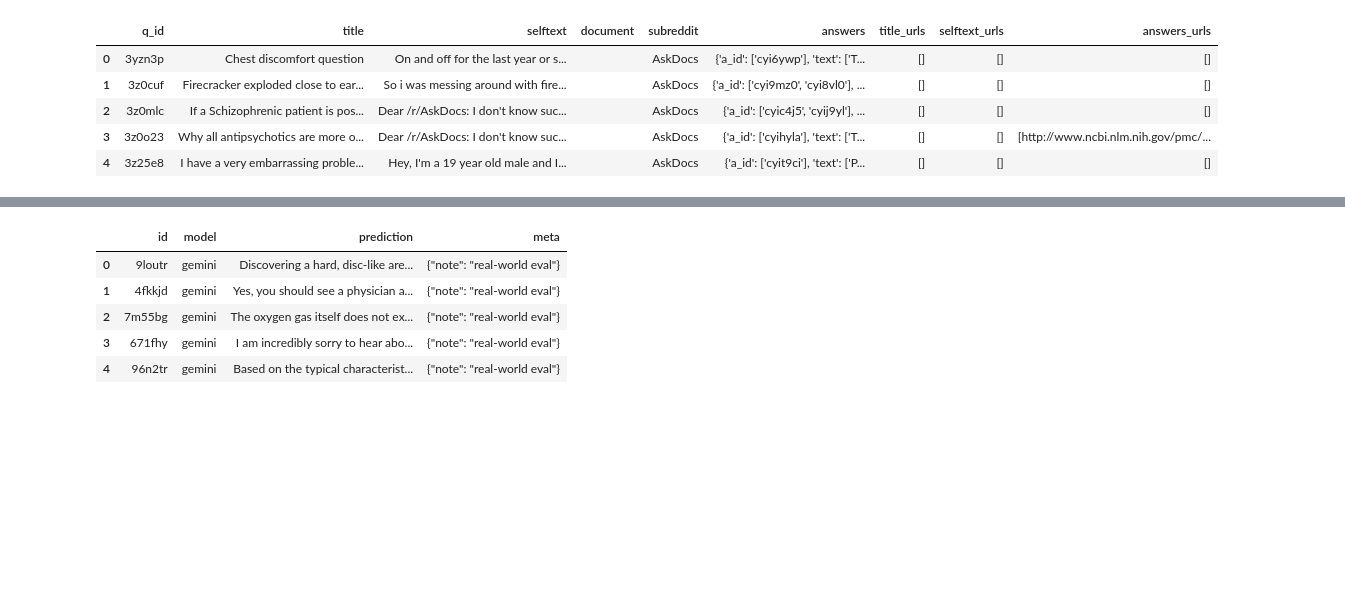
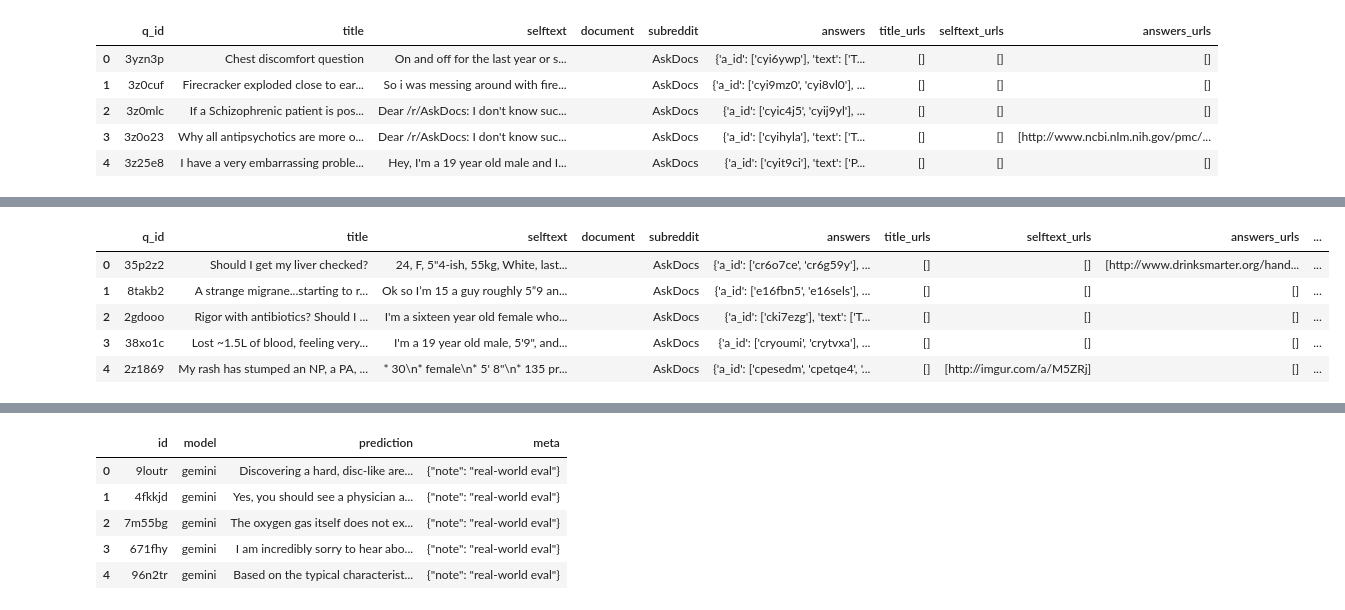
Before and after one commit to comp-med-research/med-llm-faithfulness, a Jupyter notebook: scripts/download_askdocs.ipynb, the cells around one changed output, grey strips where cells are left out. Cells and saved outputs as stored; diff of their text form; code cells hidden in the pictures; blank space fills up the shorter version.

Commit message:
updated notebook to preprocess samples

```diff
--- a/scripts/download_askdocs.ipynb
+++ b/scripts/download_askdocs.ipynb
@@ -29,0 +78,12 @@ import pandas as pd
+# %%
+# --- Sample 5 for practice ---
+sampled_train_df = df.sample(n=5, random_state=42).reset_index(drop=True)
+# %%
+sampled_train_df
+# %% [output]
+|  | q_id | title | selftext | document | subreddit | answers | title_urls | selftext_urls | answers_urls | ... |
+| 0 | 35p2z2 | Should I get my liver checked? | 24, F, 5"4-ish, 55kg, White, last... |  | AskDocs | {'a_id': ['cr6o7ce', 'cr6g59y'], ... | [] | [] | [http://www.drinksmarter.org/hand... | ... |
+| 1 | 8takb2 | A strange migrane...starting to r... | Ok so I’m 15 a guy roughly 5”9 an... |  | AskDocs | {'a_id': ['e16fbn5', 'e16sels'], ... | [] | [] | [] | ... |
+| 2 | 2gdooo | Rigor with antibiotics? Should I ... | I'm a sixteen year old female who... |  | AskDocs | {'a_id': ['cki7ezg'], 'text': ['T... | [] | [] | [] | ... |
+| 3 | 38xo1c | Lost ~1.5L of blood, feeling very... | I'm a 19 year old male, 5'9", and... |  | AskDocs | {'a_id': ['cryoumi', 'crytvxa'], ... | [] | [] | [] | ... |
+| 4 | 2z1869 | My rash has stumped an NP, a PA, ... | * 30\n* female\n* 5' 8"\n* 135 pr... |  | AskDocs | {'a_id': ['cpesedm', 'cpetqe4', '... | [] | [http://imgur.com/a/M5ZRj] | [] | ... |
```
Also changed, not shown: parts of 27 cells of this notebook, 1 other file.
